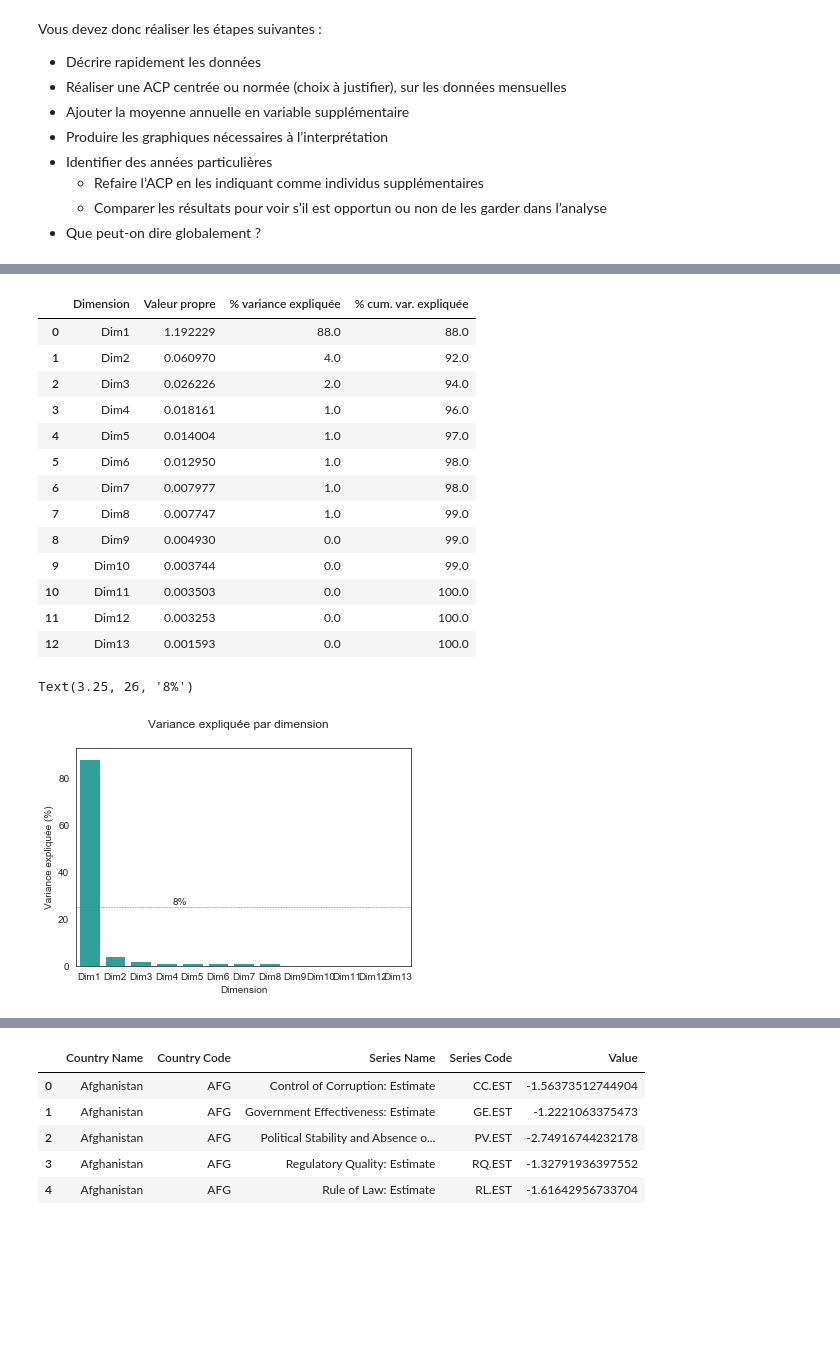
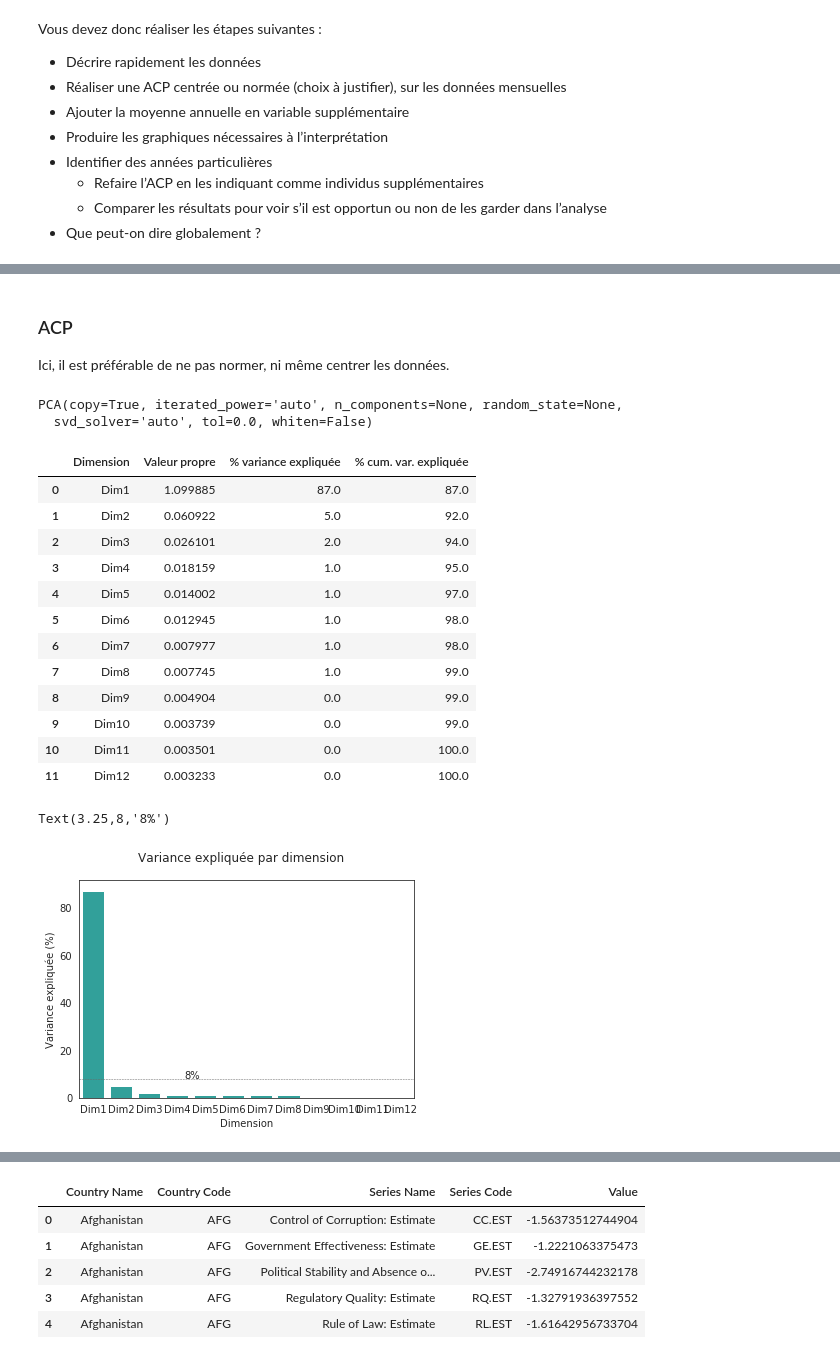
Before and after one commit to Maxabi/Big-Data, a Jupyter notebook: src/seance5-analyse.ipynb, the cells around one changed output, grey strips where cells are left out. Cells and saved outputs as stored; diff of their text form; code cells hidden in the pictures; blank space fills up the shorter version.

```diff
--- a/src/seance5-analyse.ipynb
+++ b/src/seance5-analyse.ipynb
@@ -278,16 +298,22 @@ seaborn.heatmap(donnees_mois.transpose(), cmap = "RdBu_r")
+# %%
+donnees_mois = donnees[donnees.columns[1:13]]
+# %% [markdown]
+### ACP
+
+Ici, il est préférable de ne pas normer, ni même centrer les données.
 # %%
-# Réaliser une ACP centrée ou normée (choix à justifier), sur les données mensuelles
-# Ni centré, ni normé car les données sont toutes dans la même unité
-
 from sklearn.decomposition import PCA
 from sklearn.preprocessing import scale
 
 pca = PCA()
-donnees_pca = pca.fit(donnees_mois)
+pca.fit(donnees_mois)
+# %% [output]
+PCA(copy=True, iterated_power='auto', n_components=None, random_state=None,
+  svd_solver='auto', tol=0.0, whiten=False)
 # %%
 eig = pandas.DataFrame(
     {
-        "Dimension" : ["Dim" + str(x + 1) for x in range(len(donnees_mois.columns))],
+        "Dimension" : ["Dim" + str(x + 1) for x in range(12)],
         "Valeur propre" : pca.explained_variance_,
         "% variance expliquée" : numpy.round(pca.explained_variance_ratio_ * 100),
         "% cum. var. expliquée" : numpy.round(numpy.cumsum(pca.explained_variance_ratio_) * 100)
@@ -297,31 +323,30 @@ eig = pandas.DataFrame(
 eig
 # %% [output]
 |  | Dimension | Valeur propre | % variance expliquée | % cum. var. expliquée |
-| 0 | Dim1 | 1.192229 | 88.0 | 88.0 |
-| 1 | Dim2 | 0.060970 | 4.0 | 92.0 |
-| 2 | Dim3 | 0.026226 | 2.0 | 94.0 |
-| 3 | Dim4 | 0.018161 | 1.0 | 96.0 |
-| 4 | Dim5 | 0.014004 | 1.0 | 97.0 |
-| 5 | Dim6 | 0.012950 | 1.0 | 98.0 |
+| 0 | Dim1 | 1.099885 | 87.0 | 87.0 |
+| 1 | Dim2 | 0.060922 | 5.0 | 92.0 |
+| 2 | Dim3 | 0.026101 | 2.0 | 94.0 |
+| 3 | Dim4 | 0.018159 | 1.0 | 95.0 |
+| 4 | Dim5 | 0.014002 | 1.0 | 97.0 |
+| 5 | Dim6 | 0.012945 | 1.0 | 98.0 |
 | 6 | Dim7 | 0.007977 | 1.0 | 98.0 |
-| 7 | Dim8 | 0.007747 | 1.0 | 99.0 |
-| 8 | Dim9 | 0.004930 | 0.0 | 99.0 |
-| 9 | Dim10 | 0.003744 | 0.0 | 99.0 |
-| 10 | Dim11 | 0.003503 | 0.0 | 100.0 |
-| 11 | Dim12 | 0.003253 | 0.0 | 100.0 |
-| 12 | Dim13 | 0.001593 | 0.0 | 100.0 |
+| 7 | Dim8 | 0.007745 | 1.0 | 99.0 |
+| 8 | Dim9 | 0.004904 | 0.0 | 99.0 |
+| 9 | Dim10 | 0.003739 | 0.0 | 99.0 |
+| 10 | Dim11 | 0.003501 | 0.0 | 100.0 |
+| 11 | Dim12 | 0.003233 | 0.0 | 100.0 |
 # %%
 g_eig = seaborn.barplot(x = "Dimension",
                 y = "% variance expliquée",
                 palette = ["lightseagreen"],
                 data = eig)
 g_eig.set(ylabel = "Variance expliquée (%)")
 g_eig.figure.suptitle("Variance expliquée par dimension")
-plt.axhline(y = 25, linewidth = .5, color = "dimgray", linestyle = "--") # 25 = 100 / 4 (nb dimensions)
-plt.text(3.25, 26, "8%")
+plt.axhline(y = 8, linewidth = .5, color = "dimgray", linestyle = "--") # 8 = 100 / 12 (nb dimensions)
+plt.text(3.25, 8, "8%")
 # %% [output]
-Text(3.25, 26, '8%')
+Text(3.25,8,'8%')
-[figure, old version]
+[figure, new version]
 # %%
 donnees_pca = pca.transform(donnees_mois)
 # Transformation en DataFrame pandas
```
Also changed, not shown: parts of 46 cells of this notebook, 5 other files.
